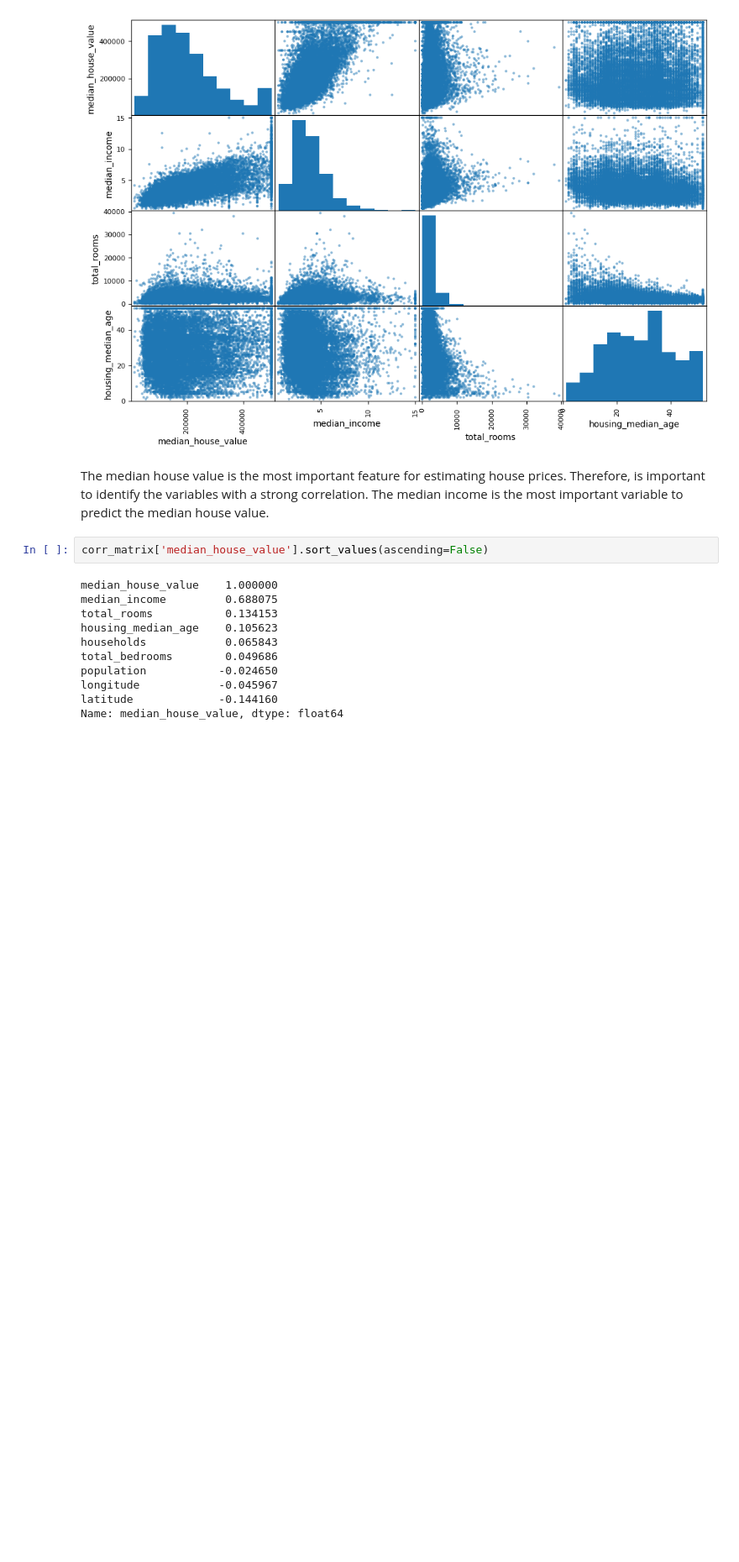
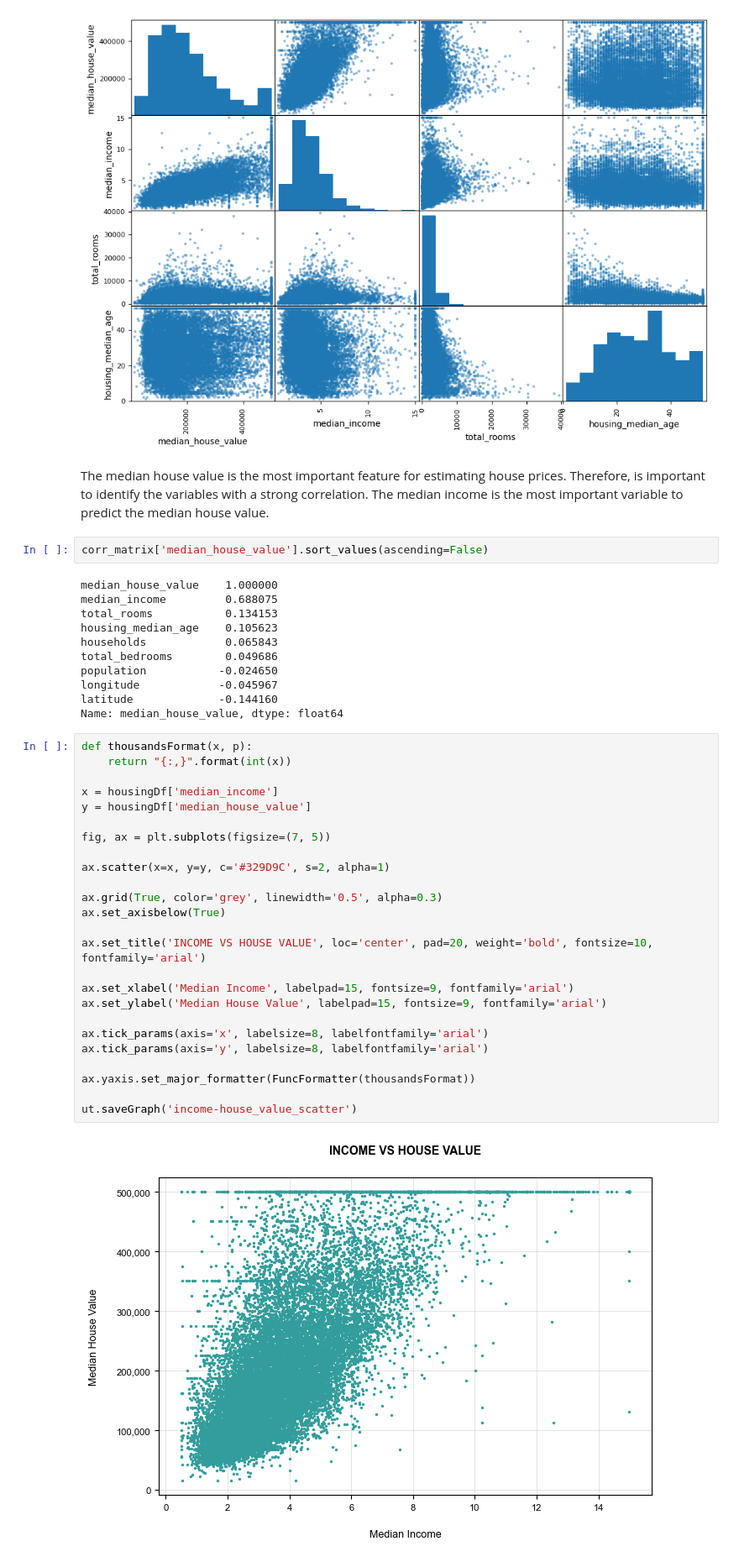
Before and after one commit to Slindex/ML-Projects, a Jupyter notebook: supervised_regression/supervised_regression.ipynb, the cells around one changed output. Shown at 84% size. Saved outputs shown, nothing was run; the diff lists cells and outputs as text; blank space fills up the shorter version.

Commit message:
Income vs House Value scatter added

```diff
--- a/supervised_regression/supervised_regression.ipynb
+++ b/supervised_regression/supervised_regression.ipynb
@@ -424,3 +424,30 @@ population           -0.024650
 longitude            -0.045967
 latitude             -0.144160
 Name: median_house_value, dtype: float64
+# %%
+def thousandsFormat(x, p):
+    return "{:,}".format(int(x))
+
+x = housingDf['median_income']
+y = housingDf['median_house_value']
+
+fig, ax = plt.subplots(figsize=(7, 5))
+
+ax.scatter(x=x, y=y, c='#329D9C', s=2, alpha=1)
+
+ax.grid(True, color='grey', linewidth='0.5', alpha=0.3)
+ax.set_axisbelow(True)
+
+ax.set_title('INCOME VS HOUSE VALUE', loc='center', pad=20, weight='bold', fontsize=10, fontfamily='arial')
+
+ax.set_xlabel('Median Income', labelpad=15, fontsize=9, fontfamily='arial')
+ax.set_ylabel('Median House Value', labelpad=15, fontsize=9, fontfamily='arial')
+
+ax.tick_params(axis='x', labelsize=8, labelfontfamily='arial')
+ax.tick_params(axis='y', labelsize=8, labelfontfamily='arial')
+
+ax.yaxis.set_major_formatter(FuncFormatter(thousandsFormat))
+
+ut.saveGraph('income-house_value_scatter')
+# %% [output]
+[figure, added]
```
Also changed, not shown: parts of 1 cell of this notebook, 1 other file.
